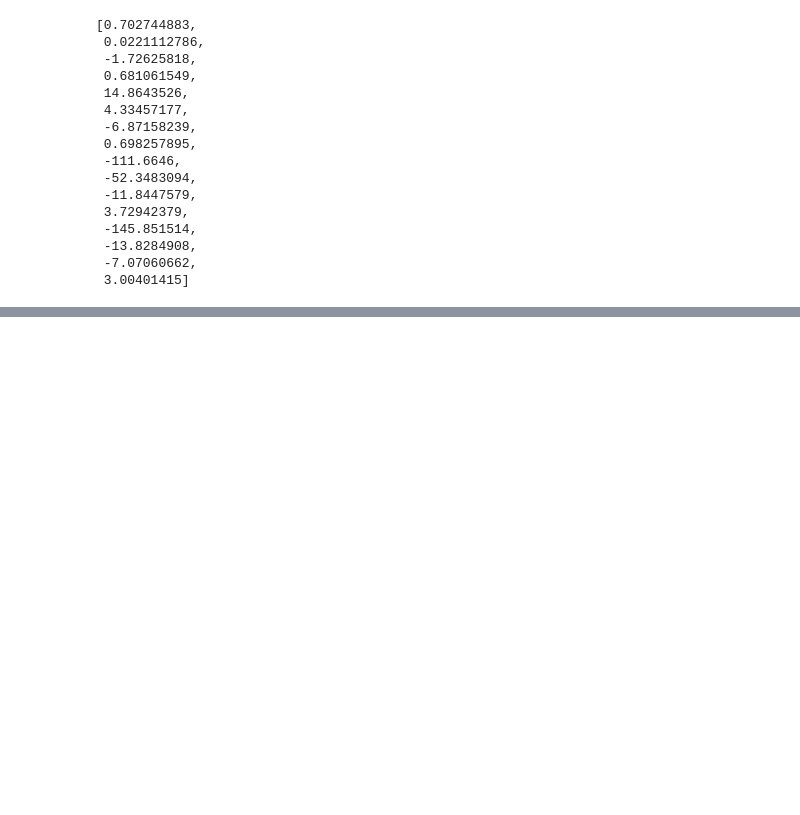
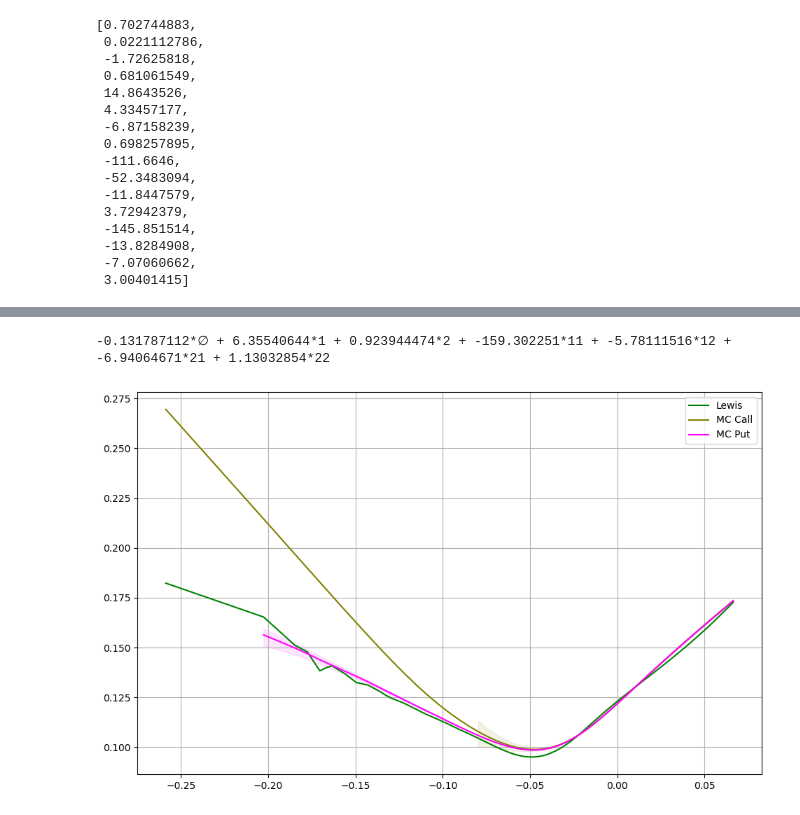
Before and after one commit to MrG1raffe/signature, a Jupyter notebook: notebooks/Smile Calibration.ipynb, the cells around one changed output, grey strips where cells are left out. Saved outputs shown, nothing was run; the diff lists cells and outputs as text; code cells hidden in the pictures; blank space fills up the shorter version.

```diff
--- a/notebooks/Smile Calibration.ipynb
+++ b/notebooks/Smile Calibration.ipynb
@@ -311,5 +316,5 @@ array([[0.89374865, 0.89666822, 0.89964386, 0.90263392, 0.90562043,
 # %%
-idx_start_call = 24
+idx_start_call = 25
 mc_call_iv = black_iv(mc_call_price, T=vanilla_option.T, K=vanilla_option.K, F=1, r=0, flag="c").squeeze()
 mc_call_iv_lower = black_iv(mc_call_price_lower[idx_start_call:], T=vanilla_option.T, K=vanilla_option.K[:, idx_start_call:], F=1, r=0, flag="c").squeeze()
 mc_call_iv_upper = black_iv(mc_call_price_upper[idx_start_call:], T=vanilla_option.T, K=vanilla_option.K[:, idx_start_call:], F=1, r=0, flag="c").squeeze()
@@ -320,7 +325,7 @@ mc_put_price, mc_put_price_lower, mc_put_price_upper = put_option.get_price(mode
                                                                    F0=calibration.F0, is_vol_surface=False,
                                                                    pricing_params=MCParams(size=10**7, batch_size=10**4, return_accuracy=True, timestep=0.001))
 # %%
-idx_start_put = 3
+idx_start_put = 1
 
 mc_put_iv = black_iv(mc_put_price, T=vanilla_option.T, K=vanilla_option.K, F=1, r=0, flag="p").squeeze()
 mc_put_iv_lower = black_iv(mc_put_price_lower[idx_start_put:], T=vanilla_option.T, K=vanilla_option.K[:, idx_start_put:], F=1, r=0, flag="p").squeeze()
@@ -380,3 +407,22 @@ plt.legend()
+# %%
+ta.print(calibration.model.vol_ts)
+# %% [output]
+-0.131787112*∅ + 6.35540644*1 + 0.923944474*2 + -159.302251*11 + -5.78111516*12 + -6.94064671*21 + 1.13032854*22
+# %%
+plt.plot(np.log(vanilla_option.K).squeeze(), iv, "g", label="Lewis")
+
+plt.plot(np.log(vanilla_option.K).squeeze(), mc_call_iv, "olive", label="MC Call")
+plt.fill_between(np.log(vanilla_option.K).squeeze()[idx_start_call:], mc_call_iv_lower, mc_call_iv_upper, color="olive", alpha=0.1)
+
+plt.plot(np.log(vanilla_option.K).squeeze()[1:], mc_put_iv[1:], "magenta", label="MC Put")
+plt.fill_between(np.log(vanilla_option.K).squeeze()[idx_start_put:], mc_put_iv_lower, mc_put_iv_upper, color="magenta", alpha=0.1)
+
+plt.legend()
+
+plt.tight_layout()
+plt.savefig("N=2_rho_neg.pdf", format="pdf", transparent=True)
+# %% [output]
+[figure, added]
 # %%
 dict_prices = {
     "log_mon": np.log(vanilla_option.K).squeeze(),
```
Also changed, not shown: parts of 31 cells of this notebook, 7 other files.
